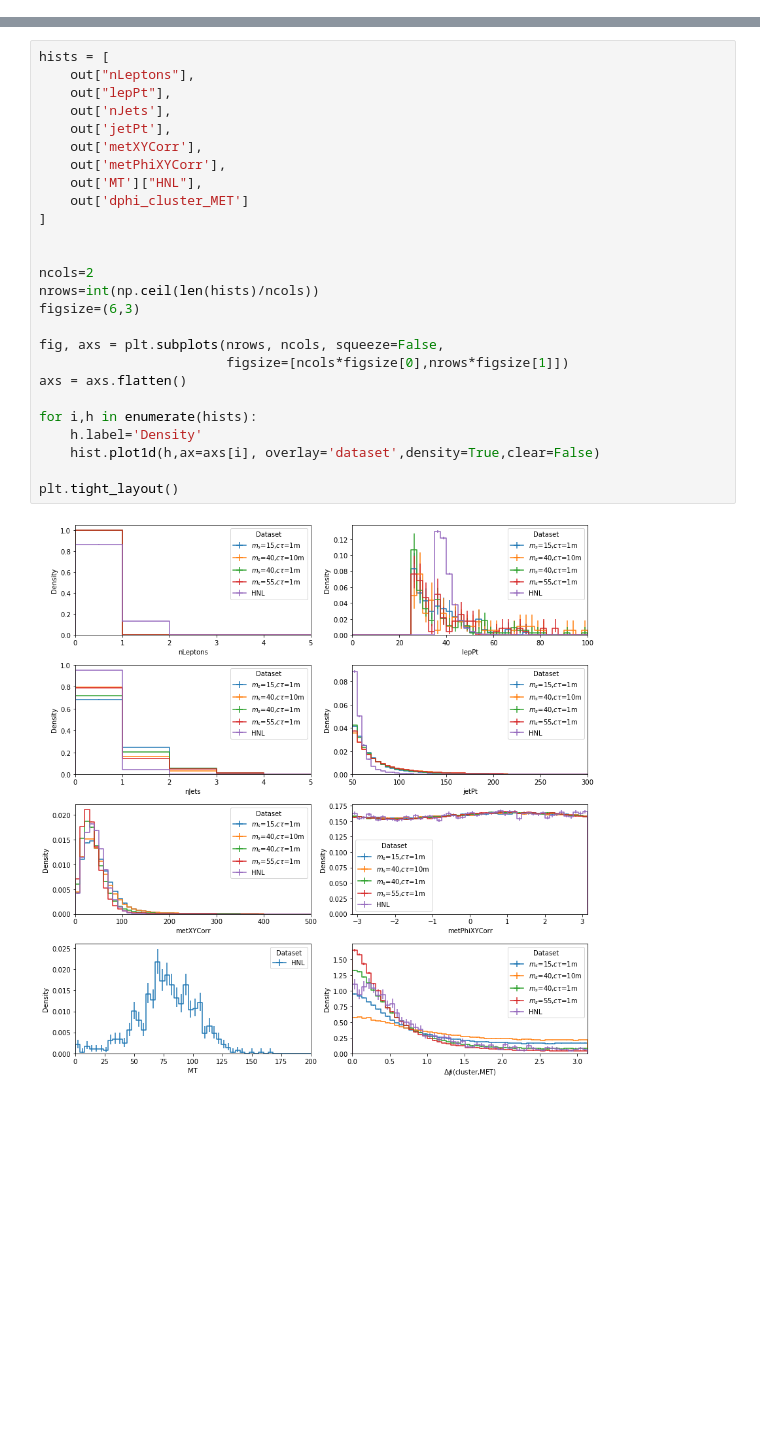
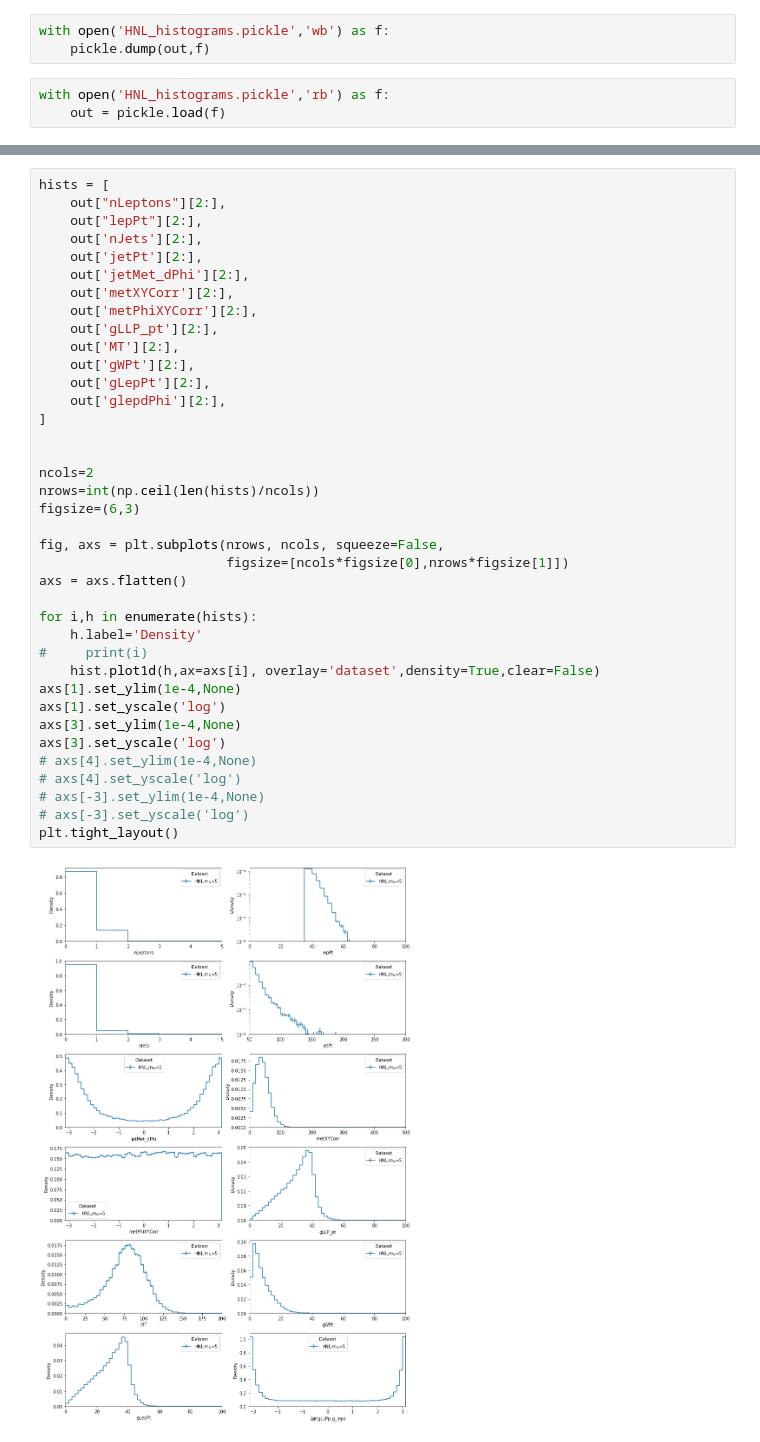
Before and after one commit to zichunhao/llp_analyzer, a Jupyter notebook: notebook/Processor.ipynb, the cells around one changed output, grey strips where cells are left out. Saved outputs shown, nothing was run; the diff lists cells and outputs as text; blank space fills up the shorter version.

```diff
--- a/notebook/Processor.ipynb
+++ b/notebook/Processor.ipynb
@@ -196,3 +300,9 @@ out
+# %%
+with open('HNL_histograms.pickle','wb') as f:
+    pickle.dump(out,f)
+# %%
+with open('HNL_histograms.pickle','rb') as f:
+    out = pickle.load(f)
 # %%
 
 hists = [
@@ -227,28 +339,40 @@ plt.show()
 # %%
 hists = [
-    out["nLeptons"],
-    out["lepPt"],
-    out['nJets'],
-    out['jetPt'],
-    out['metXYCorr'],
-    out['metPhiXYCorr'],
-    out['MT']["HNL"],
-    out['dphi_cluster_MET']
+    out["nLeptons"][2:],
+    out["lepPt"][2:],
+    out['nJets'][2:],
+    out['jetPt'][2:],
+    out['jetMet_dPhi'][2:],
+    out['metXYCorr'][2:],
+    out['metPhiXYCorr'][2:],
+    out['gLLP_pt'][2:],
+    out['MT'][2:],
+    out['gWPt'][2:],
+    out['gLepPt'][2:],
+    out['glepdPhi'][2:],
 ]
 
 
 ncols=2
 nrows=int(np.ceil(len(hists)/ncols))
 figsize=(6,3)
 
 fig, axs = plt.subplots(nrows, ncols, squeeze=False,
                         figsize=[ncols*figsize[0],nrows*figsize[1]])
 axs = axs.flatten()
 
 for i,h in enumerate(hists):
     h.label='Density'
+#     print(i)
     hist.plot1d(h,ax=axs[i], overlay='dataset',density=True,clear=False)
-
+axs[1].set_ylim(1e-4,None)
+axs[1].set_yscale('log')
+axs[3].set_ylim(1e-4,None)
+axs[3].set_yscale('log')
+# axs[4].set_ylim(1e-4,None)
+# axs[4].set_yscale('log')
+# axs[-3].set_ylim(1e-4,None)
+# axs[-3].set_yscale('log')
 plt.tight_layout()
 # %% [output]
-[figure, old version]
+[figure, new version]
```
Also changed, not shown: parts of 9 cells of this notebook, 3 other files.
